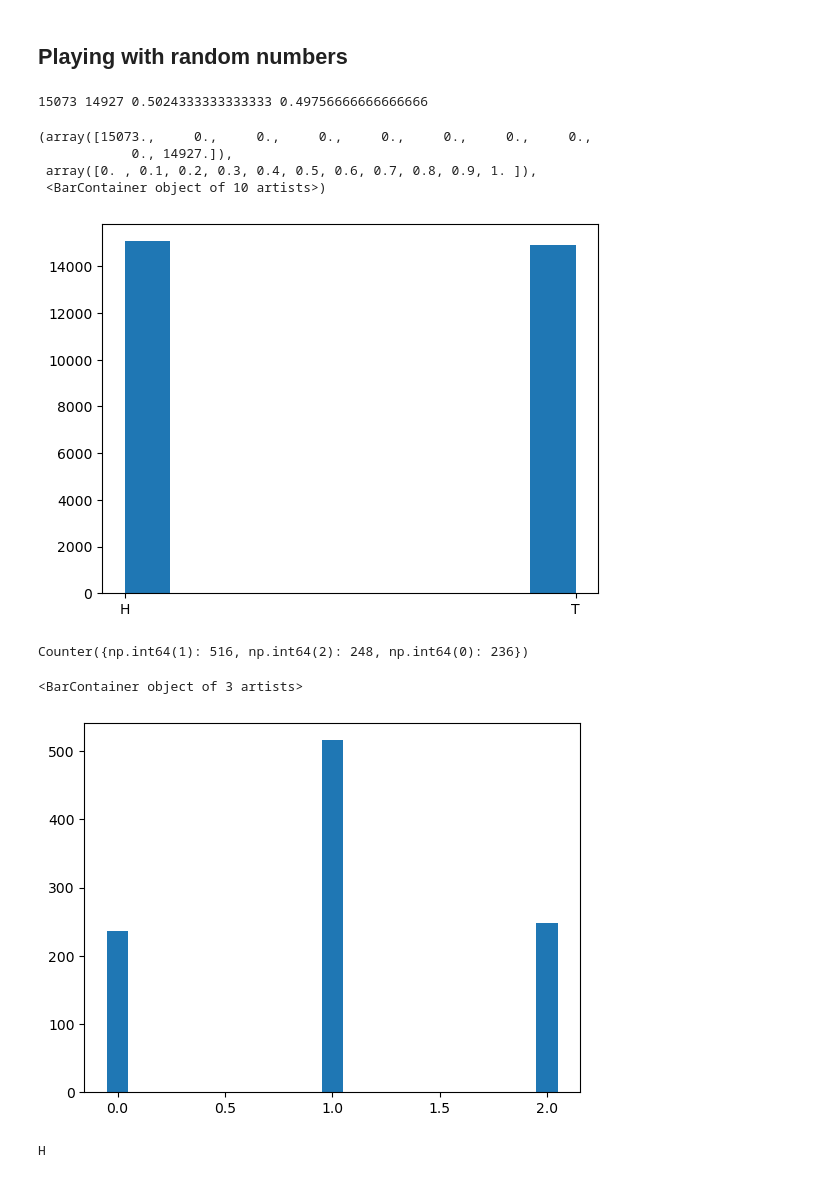
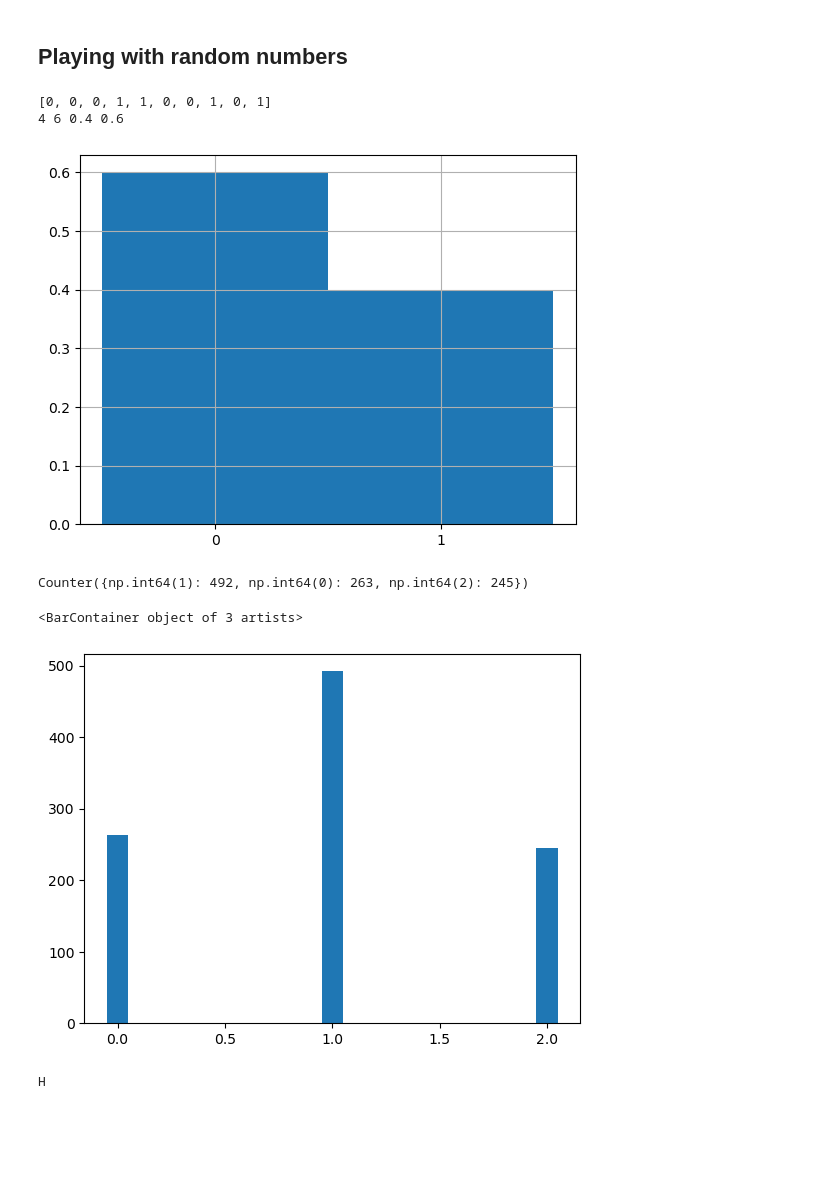
Before and after one commit to arghyadutta/intro-python-r, a Jupyter notebook: 10-basic-statistics.ipynb, the cells around one changed output. Cells and saved outputs as stored; diff of their text form; code cells hidden in the pictures; blank space fills up the shorter version.

```diff
--- a/10-basic-statistics.ipynb
+++ b/10-basic-statistics.ipynb
@@ -73,41 +47,35 @@ Text(0, 0.5, 'Number of People')
 # %%
 import random
 
 # random.choice(["A", 1, 1.2])
 
-
 def coin_toss():
-    return random.choice(["H", "T"])
+    return random.choice([1, 0])
 
 
 # coin_toss()
 # Simulate N coin tosses
-
-
-# for _ in range(1):
+# for _ in range(10):
 #     coin_toss()
 
-
-N = 30000  # increase the number of tosses. what do you expect to happen?
+N = 10  # increase the number of tosses. what do you expect to happen?
 tosses = [coin_toss() for _ in range(N)]  # list comprehension
-# print(tosses)
+print(tosses)
 count_H = 0
 count_T = 0
-for i, j in enumerate(tosses):
-    # print(i, j)
-    if j == "H":
+for toss in tosses:
+    if toss == 1:
         count_H = count_H + 1
     else:
         count_T = count_T + 1
 print(count_H, count_T, count_H / len(tosses), count_T / len(tosses))
-plt.hist(tosses)
+plt.hist(tosses, bins=[-0.5, 0.5, 1.5], density=True)
+plt.xticks([0, 1])
+plt.grid();
 # %% [output]
-15073 14927 0.5024333333333333 0.49756666666666666
+[0, 0, 0, 1, 1, 0, 0, 1, 0, 1]
+4 6 0.4 0.6
-(array([15073.,     0.,     0.,     0.,     0.,     0.,     0.,     0.,
-            0., 14927.]),
- array([0. , 0.1, 0.2, 0.3, 0.4, 0.5, 0.6, 0.7, 0.8, 0.9, 1. ]),
- <BarContainer object of 10 artists>)
-[figure, old version]
+[figure, new version]
 # %%
 # Counting heads in two coin tosses. label 'H' by 1 and 'T' by 0. Is the result expected? what do you need to make it closer to expected?
 trials = 1000
@@ -127,9 +95,9 @@ print(Counter(sum))
 plt.bar(Counter(sum).keys(), Counter(sum).values(), width=0.1)
 # pass;
 # %% [output]
-Counter({np.int64(1): 516, np.int64(2): 248, np.int64(0): 236})
+Counter({np.int64(1): 492, np.int64(0): 263, np.int64(2): 245})
 <BarContainer object of 3 artists>
-[figure, old version]
+[figure, new version]
 # %%
 print(np.random.choice(["H", "T"]))
 # %% [output]
```
Also changed, not shown: parts of 10 cells of this notebook.
